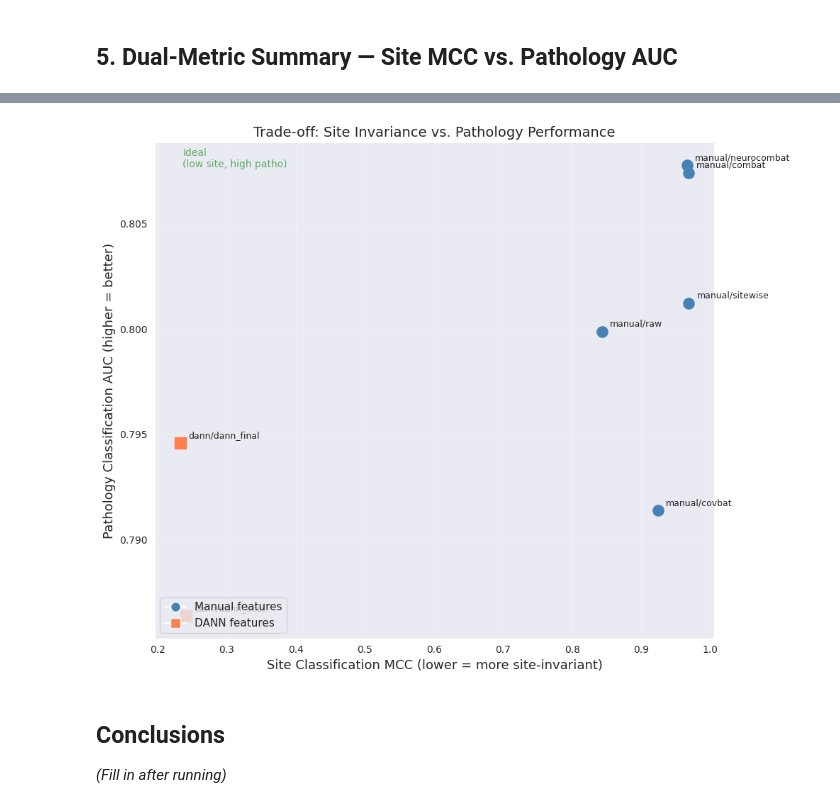
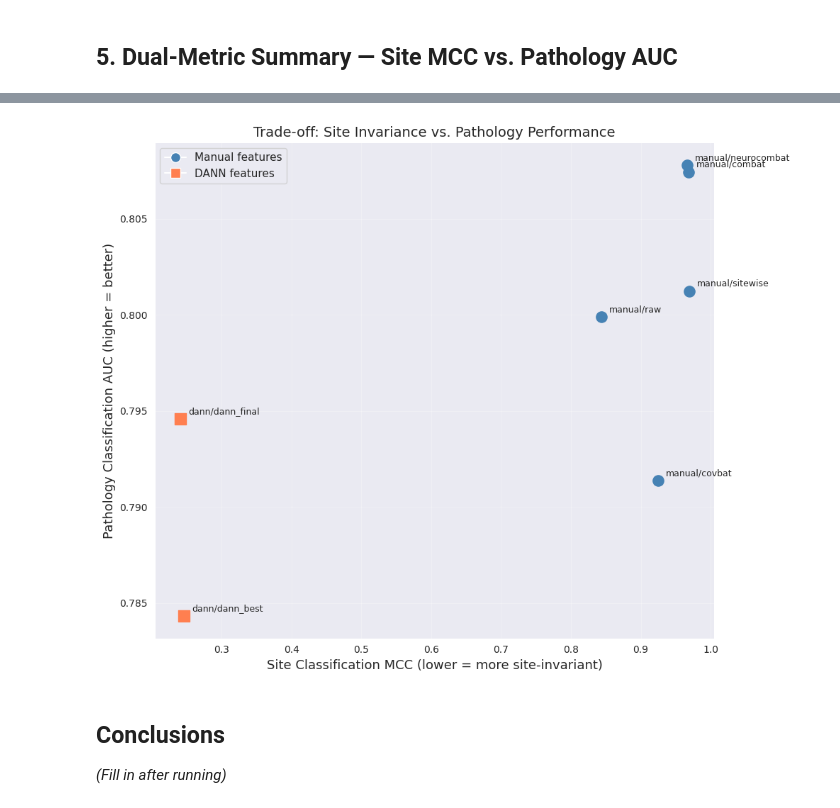
Before and after one commit to chox7/eeg-site-effects, a Jupyter notebook: notebooks/04_dann/01_dann_evaluation.ipynb, the cells around one changed output, grey strips where cells are left out. Saved outputs shown, nothing was run; the diff lists cells and outputs as text; code cells hidden in the pictures.

```diff
--- a/notebooks/04_dann/01_dann_evaluation.ipynb
+++ b/notebooks/04_dann/01_dann_evaluation.ipynb
@@ -344,39 +344,35 @@ manual/neurocombat  0.966148   0.807785 manual
 if len(dual) > 0:
     fig, ax = plt.subplots(figsize=(10, 8))
 
     for _, row in dual.iterrows():
         color = COLOR_MAP.get(row['group'], 'gray')
         marker = 'o' if row['group'] == 'manual' else 's'
         ax.scatter(row['site_mcc'], row['patho_auc'],
                    color=color, marker=marker, s=120, zorder=3)
         ax.annotate(row['label'], (row['site_mcc'], row['patho_auc']),
                     textcoords='offset points', xytext=(8, 5), fontsize=9)
 
     ax.set_xlabel('Site Classification MCC (lower = more site-invariant)', fontsize=13)
     ax.set_ylabel('Pathology Classification AUC (higher = better)', fontsize=13)
     ax.set_title('Trade-off: Site Invariance vs. Pathology Performance', fontsize=14)
     ax.grid(alpha=0.3)
 
-    # Ideal corner annotation
-    ax.annotate('Ideal\n(low site, high patho)', xy=(0.05, 0.95),
-                fontsize=10, color='green', alpha=0.6,
-                xycoords='axes fraction')
 
     from matplotlib.patches import Patch
     from matplotlib.lines import Line2D
     legend_elements = [
         Line2D([0], [0], marker='o', color='w', markerfacecolor='steelblue',
                markersize=10, label='Manual features'),
         Line2D([0], [0], marker='s', color='w', markerfacecolor='coral',
                markersize=10, label='DANN features'),
     ]
-    ax.legend(handles=legend_elements, fontsize=11, loc='lower left')
+    ax.legend(handles=legend_elements, fontsize=11, loc='upper left')
 
     fig.tight_layout()
     fig.savefig(f'{FIGURES_DIR}/tradeoff_site_vs_patho.png', dpi=150, bbox_inches='tight')
     plt.show()
 # %% [output]
-[figure, old version]
+[figure, new version]
 # %% [markdown]
 ## Conclusions
 
```
Also changed, not shown: parts of 6 cells of this notebook, 14 other files.
